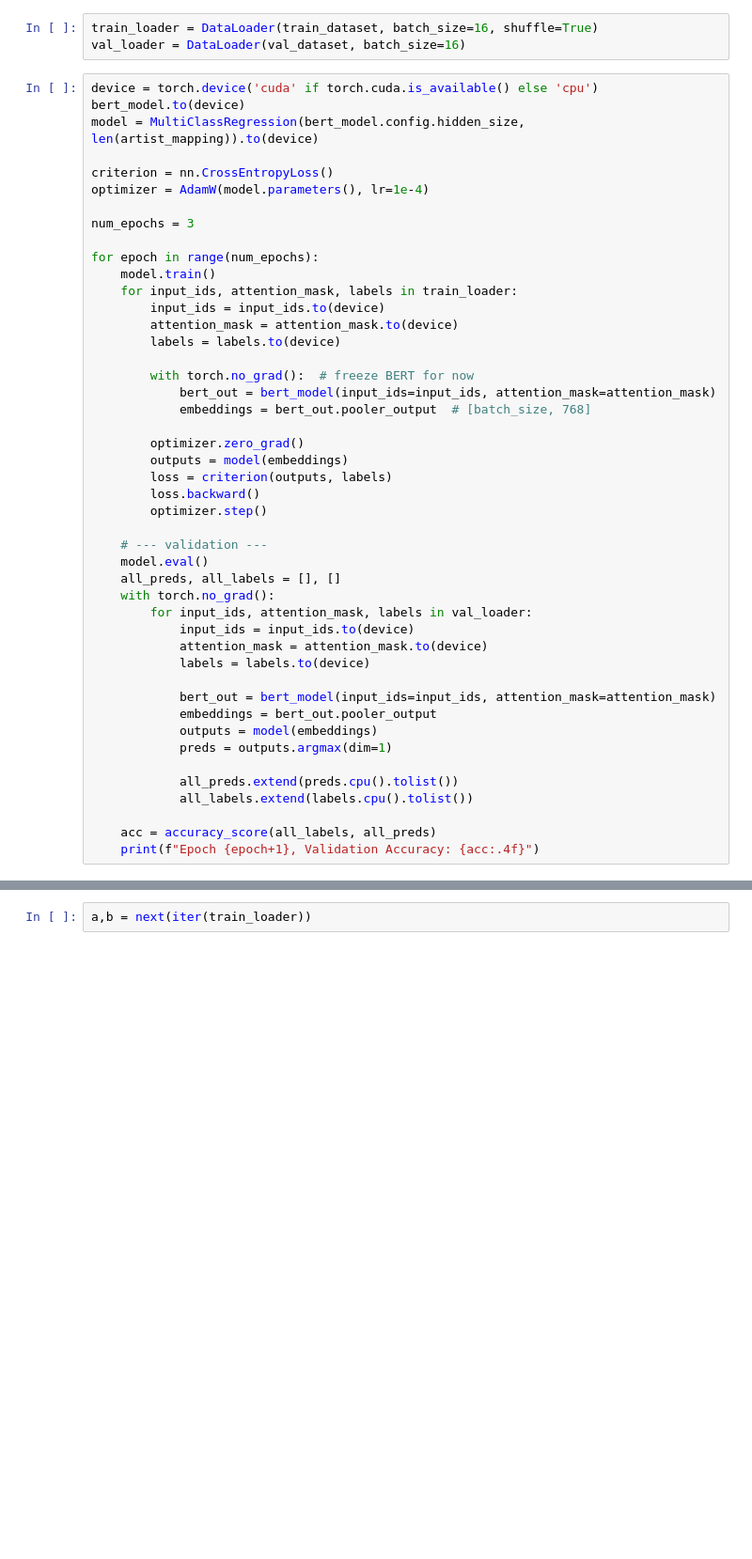
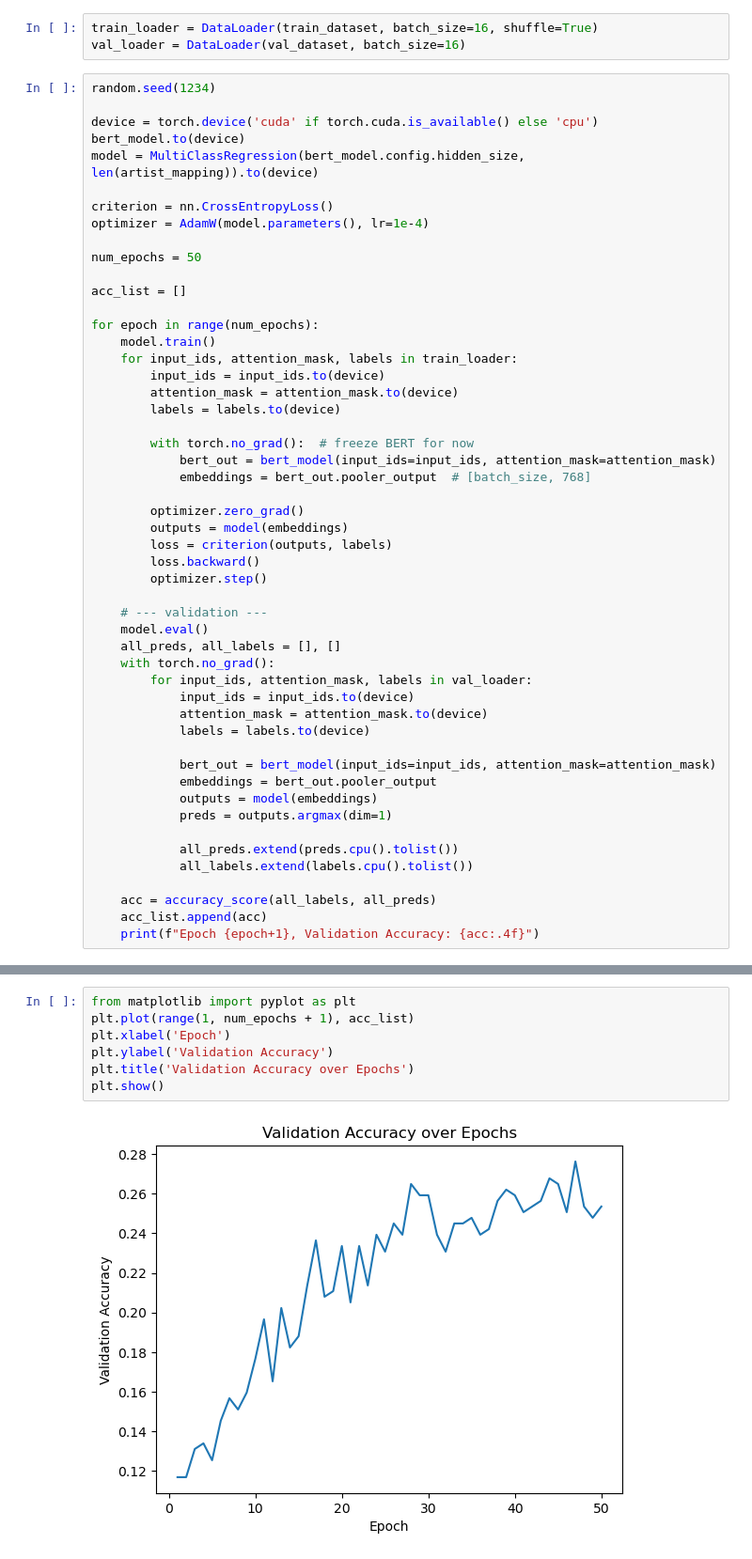
Before and after one commit to nicholaskim1004/Ghost-Writer-Detector, a Jupyter notebook: testing.ipynb, the cells around one changed output, grey strips where cells are left out. Shown at 94% size. Cells and saved outputs as stored; diff of their text form; blank space fills up the shorter version.

Commit message:
-ran over 50 epochs and then tested on our potential ghost dataset

```diff
--- a/testing.ipynb
+++ b/testing.ipynb
@@ -250,6 +251,8 @@ val_dataset = dataset_to_bert(val_data['main_artist_lyrics_joined'].tolist(),
 train_loader = DataLoader(train_dataset, batch_size=16, shuffle=True)
 val_loader = DataLoader(val_dataset, batch_size=16)
 # %%
+random.seed(1234)
+
 device = torch.device('cuda' if torch.cuda.is_available() else 'cpu')
 bert_model.to(device)
 model = MultiClassRegression(bert_model.config.hidden_size, len(artist_mapping)).to(device)
@@ -257,7 +260,9 @@ model = MultiClassRegression(bert_model.config.hidden_size, len(artist_mapping))
 criterion = nn.CrossEntropyLoss()
 optimizer = AdamW(model.parameters(), lr=1e-4)
 
-num_epochs = 3
+num_epochs = 50
+
+acc_list = []
 
 for epoch in range(num_epochs):
     model.train()
@@ -294,4 +299,5 @@ for epoch in range(num_epochs):
             all_labels.extend(labels.cpu().tolist())
 
     acc = accuracy_score(all_labels, all_preds)
+    acc_list.append(acc)
     print(f"Epoch {epoch+1}, Validation Accuracy: {acc:.4f}")
@@ -298,2 +322,9 @@ for epoch in range(num_epochs):
 # %%
-a,b = next(iter(train_loader))
+from matplotlib import pyplot as plt
+plt.plot(range(1, num_epochs + 1), acc_list)
+plt.xlabel('Epoch')
+plt.ylabel('Validation Accuracy')
+plt.title('Validation Accuracy over Epochs')
+plt.show()
+# %% [output]
+[figure, added]
```
Also changed, not shown: parts of 6 cells of this notebook.
